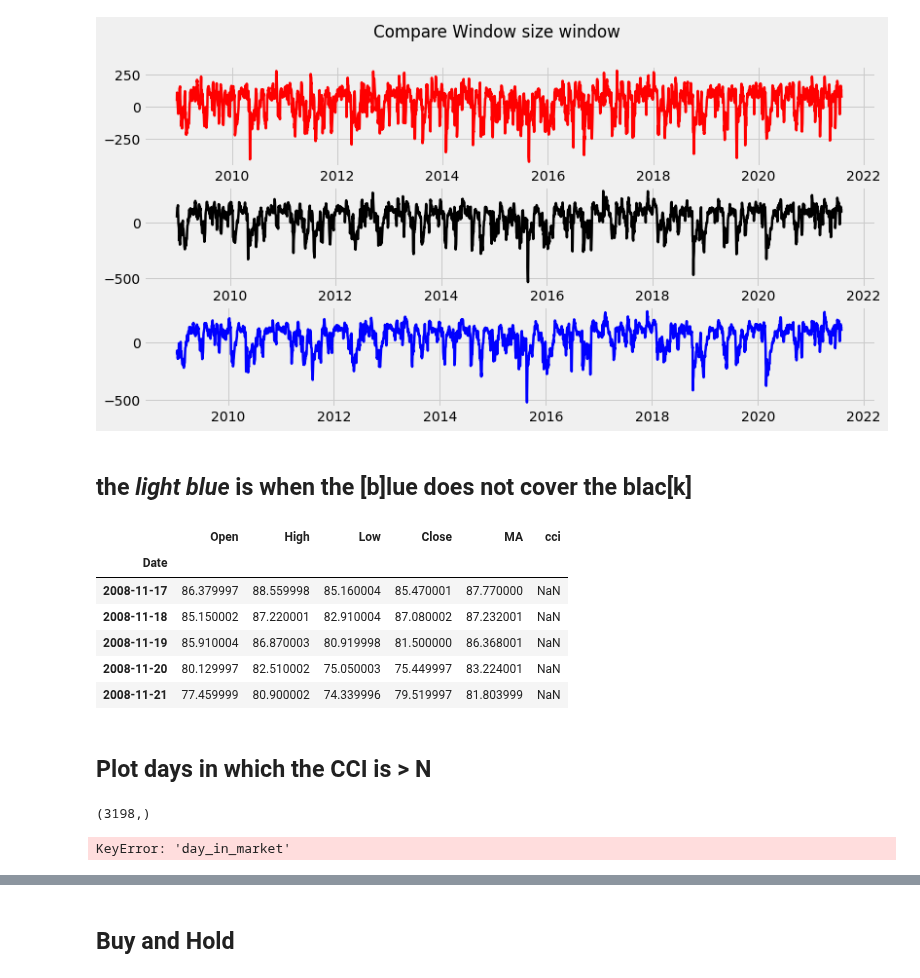
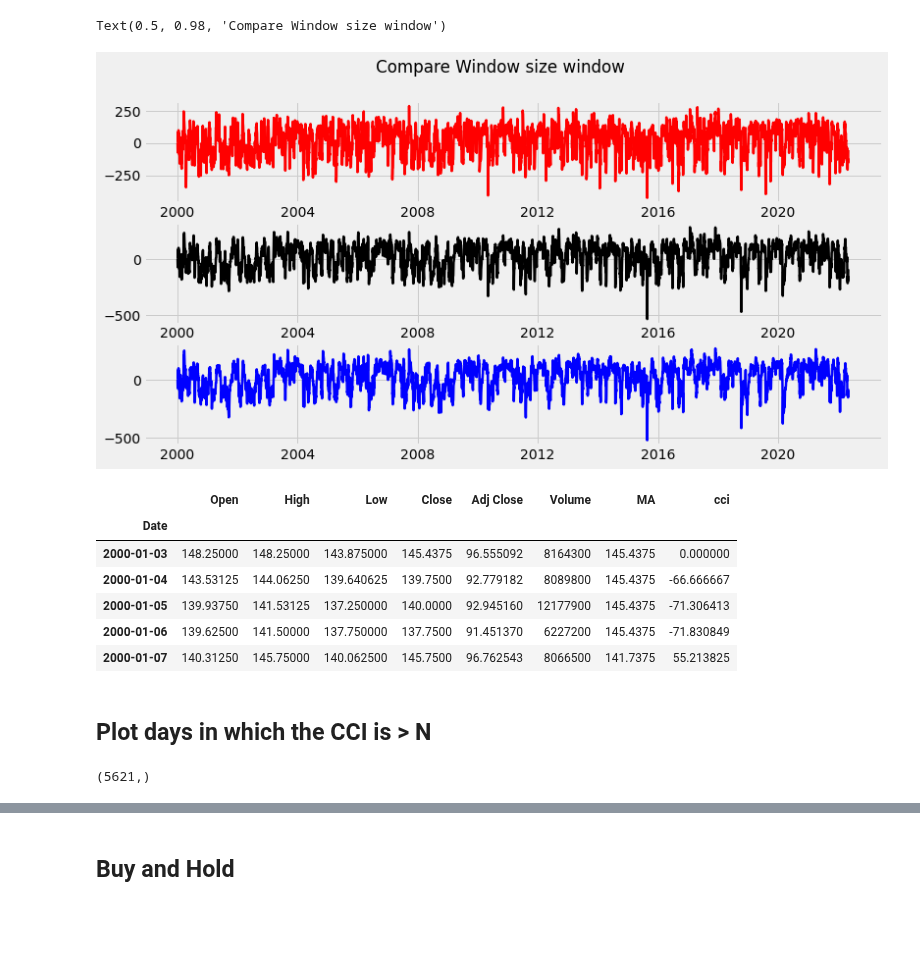
Before and after one commit to alik604/algorithmic-trading, a Jupyter notebook: stock_algo_trading_CCI.ipynb, the cells around one changed output, grey strips where cells are left out. Drawn from its saved outputs; the diff is of its cells as text; code cells hidden in the pictures; blank space fills up the shorter version.

```diff
--- a/stock_algo_trading_CCI.ipynb
+++ b/stock_algo_trading_CCI.ipynb
@@ -6,6 +4,7 @@ import pandas as pd
 import math
 import numpy as np
 import matplotlib.pyplot as plt
+plt.rcParams['figure.figsize'] = (15, 9)   # Change the size of plots
 plt.style.use('fivethirtyeight')
 
 # !pip yfinance
@@ -14,3 +13,9 @@ import yfinance as yf
 # !pip install ta
 from ta import * # like any other bad programemr would do...
 import ta
+
+import warnings
+warnings.filterwarnings("ignore")
+
+from IPython.core.interactiveshell import InteractiveShell
+InteractiveShell.ast_node_interactivity = "all"
@@ -44,0 +22,13 @@ dataset.head(20)
+# %%
+consider_every_Nth_day = 1 # 20
+invPerTimePeriod = 1000 / 20 # ration your 1000 per month every day
+STOCK = 'SPY'
+# %%
+start="2017-01-01"
+start="2003-3-14"
+start="2000-01-01"
+df = yf.download(STOCK, start)
+# df = df.drop(columns=['Open','High', 'Low','Adj Close','Volume'])
+df['MA'] = df.Close.rolling(window=5).mean().fillna(df.Close[0])
+df.dropna(inplace=True)
+df.head(3)
@@ -45,42 +42,39 @@ dataset.head(20)
 # %%
-C =0.015#0.015
-cci2 = ta.trend.cci(high=dataset.High, low=dataset.Low, close=dataset.Close, window=20, constant=C, fillna=False) # 'n' is now 'window'; 'c' is not 'constant'... damn API changes. current version on ta broke several notebooks. This is why I rerun past code every few years
-cci3 = ta.trend.cci(high=dataset.High, low=dataset.Low, close=dataset.Close, window=30, constant=C, fillna=False)
-cci4 = ta.trend.cci(high=dataset.High, low=dataset.Low, close=dataset.Close, window=40, constant=C, fillna=False)
+C = 0.015 # 0.015
+cci2 = ta.trend.cci(high=df.High, low=df.Low, close=df.Close, window=20, constant=C, fillna=True) # 'n' is now 'window'; 'c' is not 'constant'... damn API changes. current version on ta broke several notebooks. This is why I rerun past code every few years
+cci3 = ta.trend.cci(high=df.High, low=df.Low, close=df.Close, window=30, constant=C, fillna=True)
+cci4 = ta.trend.cci(high=df.High, low=df.Low, close=df.Close, window=40, constant=C, fillna=True)
 
 
 fig, axs = plt.subplots(3, figsize=(12,6))
 fig.suptitle('Compare Window size window')
 # fig.set_figheight(15)
 # fig.set_figwidth(15)
 
-axs[0].plot(cci2, color='r', linewidth=2.5) #, alpha = 1.0)
-# axs[0].plot(cci4, color='b', linewidth=2.5) #, alpha = 0.85)
-
-axs[1].plot(cci3, color='k', linewidth=2.5) #, alpha = 1.0)
-axs[2].plot(cci4, color='b', linewidth=2.5) #, alpha = 0.85)
+_=axs[0].plot(cci2, color='r', linewidth=2.5) #, alpha = 1.0)
+# _=axs[0].plot(cci4, color='b', linewidth=2.5, alpha = 0.55)
+_=axs[1].plot(cci3, color='k', linewidth=2.5) #, alpha = 1.0)
+_=axs[2].plot(cci4, color='b', linewidth=2.5) #, alpha = 0.85)
 plt.show()
 # %% [output]
+Text(0.5, 0.98, 'Compare Window size window')
-[figure, old version]
+[figure, new version]
-# %% [markdown]
-## the *light blue* is when the [b]lue does not cover the blac[k]
 # %%
-dataset["cci"] = cci4
-dataset.head(5)
+df["cci"] = cci4
+df.head(5)
 # %% [output]
-|  | Open | High | Low | Close | MA | cci |
-| Date |  |  |  |  |  |  |
-| 2008-11-17 | 86.379997 | 88.559998 | 85.160004 | 85.470001 | 87.770000 | NaN |
-| 2008-11-18 | 85.150002 | 87.220001 | 82.910004 | 87.080002 | 87.232001 | NaN |
-| 2008-11-19 | 85.910004 | 86.870003 | 80.919998 | 81.500000 | 86.368001 | NaN |
-| 2008-11-20 | 80.129997 | 82.510002 | 75.050003 | 75.449997 | 83.224001 | NaN |
-| 2008-11-21 | 77.459999 | 80.900002 | 74.339996 | 79.519997 | 81.803999 | NaN |
+|  | Open | High | Low | Close | Adj Close | Volume | MA | cci |
+| Date |  |  |  |  |  |  |  |  |
+| 2000-01-03 | 148.25000 | 148.25000 | 143.875000 | 145.4375 | 96.555092 | 8164300 | 145.4375 | 0.000000 |
+| 2000-01-04 | 143.53125 | 144.06250 | 139.640625 | 139.7500 | 92.779182 | 8089800 | 145.4375 | -66.666667 |
+| 2000-01-05 | 139.93750 | 141.53125 | 137.250000 | 140.0000 | 92.945160 | 12177900 | 145.4375 | -71.306413 |
+| 2000-01-06 | 139.62500 | 141.50000 | 137.750000 | 137.7500 | 91.451370 | 6227200 | 145.4375 | -71.830849 |
+| 2000-01-07 | 140.31250 | 145.75000 | 140.062500 | 145.7500 | 96.762543 | 8066500 | 141.7375 | 55.213825 |
 # %% [markdown]
 ## Plot days in which the CCI is > N
 # %%
-print(dataset['Close'].shape)
+print(df['Close'].shape)
 # print(dataset['day_in_market'].shape)
 # %% [output]
-(3198,)
+(5621,)
-KeyError: 'day_in_market'
 # %%
```
Also changed, not shown: parts of 11 cells of this notebook.
